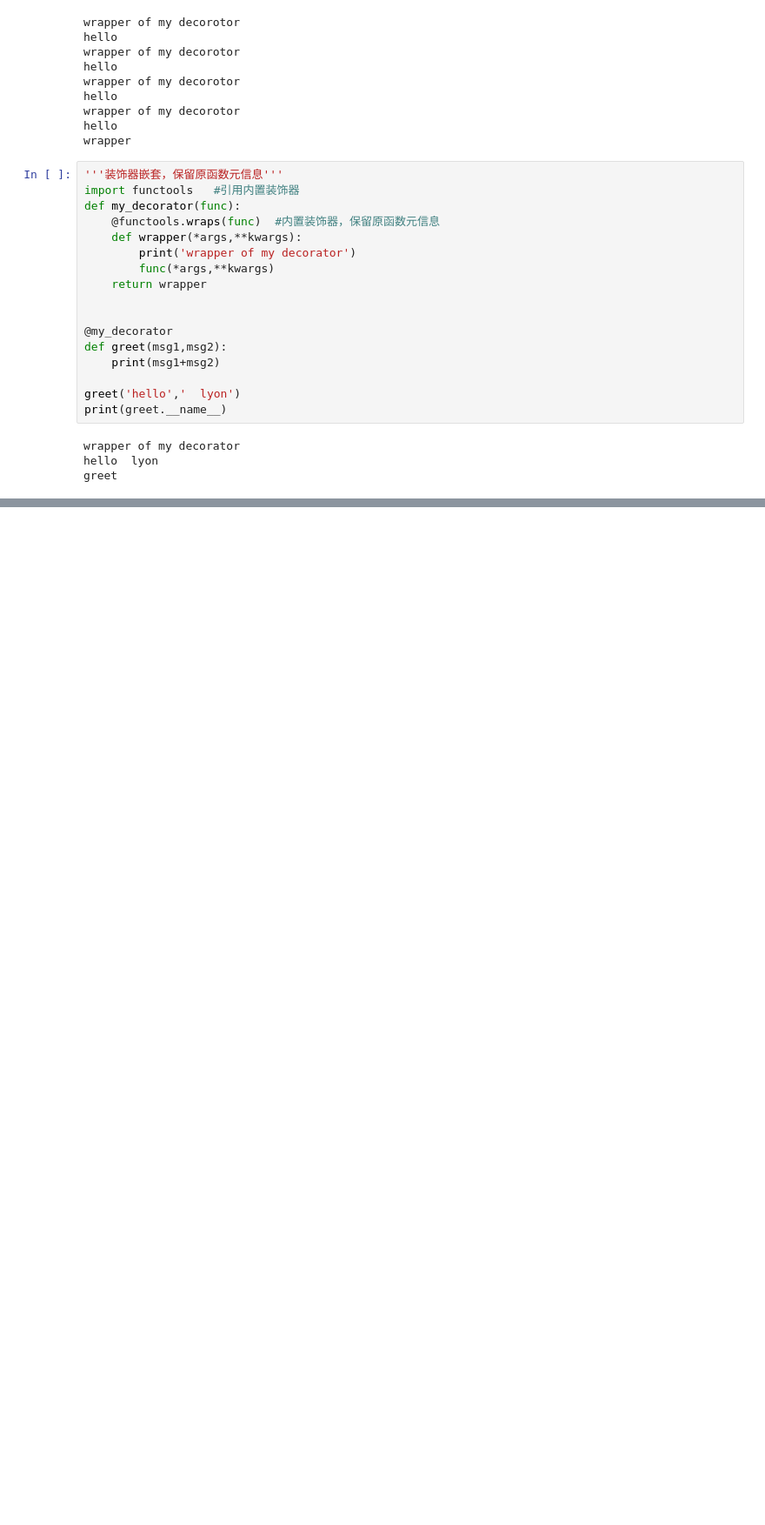
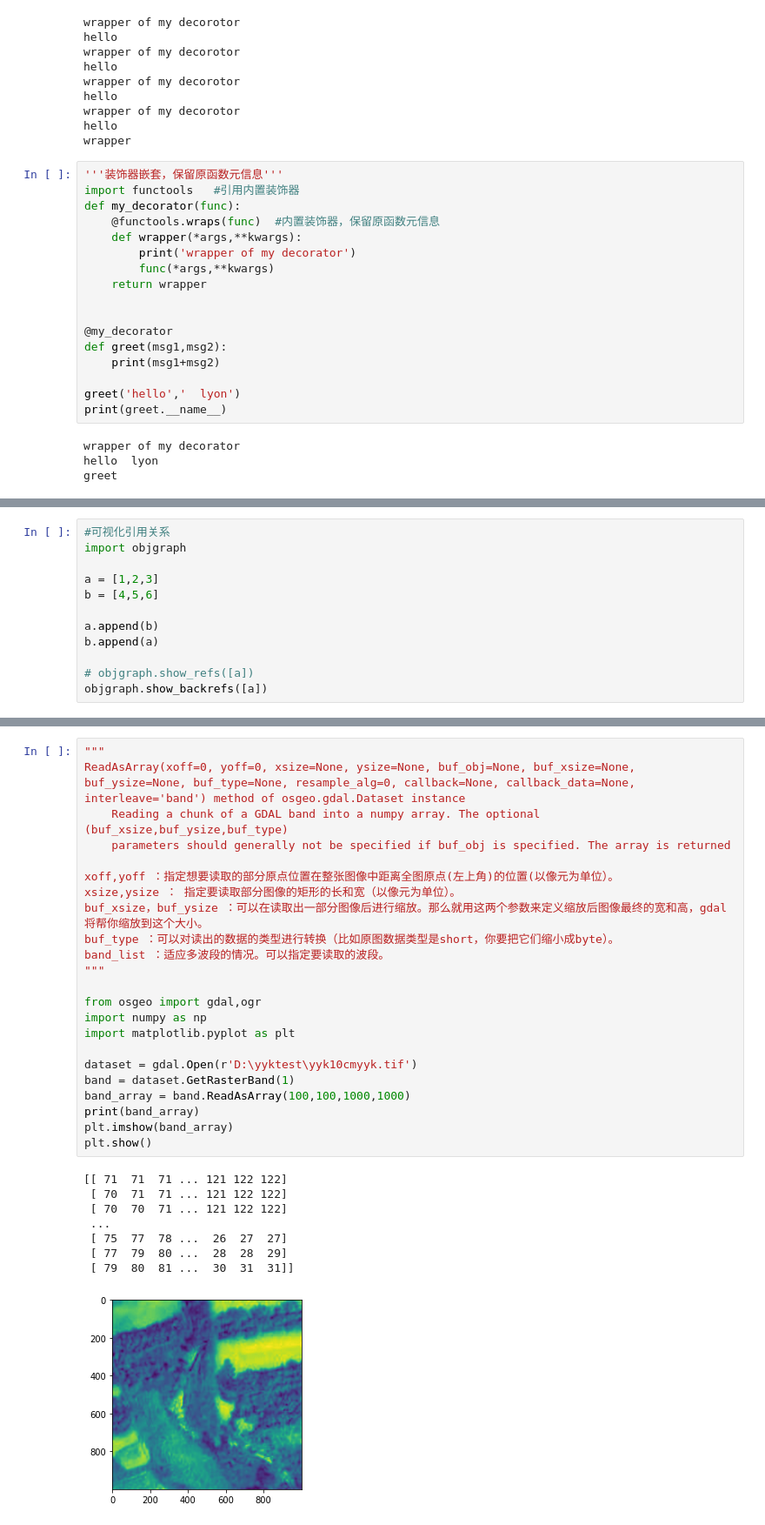
Before and after one commit to gjingbaby/myCode, a Jupyter notebook: jupyter_space.ipynb, the cells around one changed output, grey strips where cells are left out. Shown: that part at 87% size. Drawn from its saved outputs; the diff is of its cells as text; blank space fills up the shorter version.

```diff
--- a/jupyter_space.ipynb
+++ b/jupyter_space.ipynb
@@ -642,0 +702,12 @@ greet
+# %%
+#可视化引用关系
+import objgraph
+
+a = [1,2,3]
+b = [4,5,6]
+
+a.append(b)
+b.append(a)
+
+# objgraph.show_refs([a])
+objgraph.show_backrefs([a])
@@ -642,0 +921,32 @@ greet
+# %%
+"""
+ReadAsArray(xoff=0, yoff=0, xsize=None, ysize=None, buf_obj=None, buf_xsize=None, buf_ysize=None, buf_type=None, resample_alg=0, callback=None, callback_data=None, interleave='band') method of osgeo.gdal.Dataset instance
+    Reading a chunk of a GDAL band into a numpy array. The optional (buf_xsize,buf_ysize,buf_type)
+    parameters should generally not be specified if buf_obj is specified. The array is returned
+
+xoff,yoff ：指定想要读取的部分原点位置在整张图像中距离全图原点(左上角)的位置(以像元为单位）。
+xsize,ysize ： 指定要读取部分图像的矩形的长和宽（以像元为单位）。
+buf_xsize，buf_ysize ：可以在读取出一部分图像后进行缩放。那么就用这两个参数来定义缩放后图像最终的宽和高，gdal将帮你缩放到这个大小。
+buf_type ：可以对读出的数据的类型进行转换（比如原图数据类型是short，你要把它们缩小成byte）。
+band_list ：适应多波段的情况。可以指定要读取的波段。
+"""
+
+from osgeo import gdal,ogr
+import numpy as np
+import matplotlib.pyplot as plt
+
+dataset = gdal.Open(r'D:\yyktest\yyk10cmyyk.tif')
+band = dataset.GetRasterBand(1)
+band_array = band.ReadAsArray(100,100,1000,1000)
+print(band_array)
+plt.imshow(band_array)
+plt.show()
+# %% [output]
+[[ 71  71  71 ... 121 122 122]
+ [ 70  71  71 ... 121 122 122]
+ [ 70  70  71 ... 121 122 122]
+ ...
+ [ 75  77  78 ...  26  27  27]
+ [ 77  79  80 ...  28  28  29]
+ [ 79  80  81 ...  30  31  31]]
+[figure, added]
```
Also changed, not shown: parts of 20 cells of this notebook.
